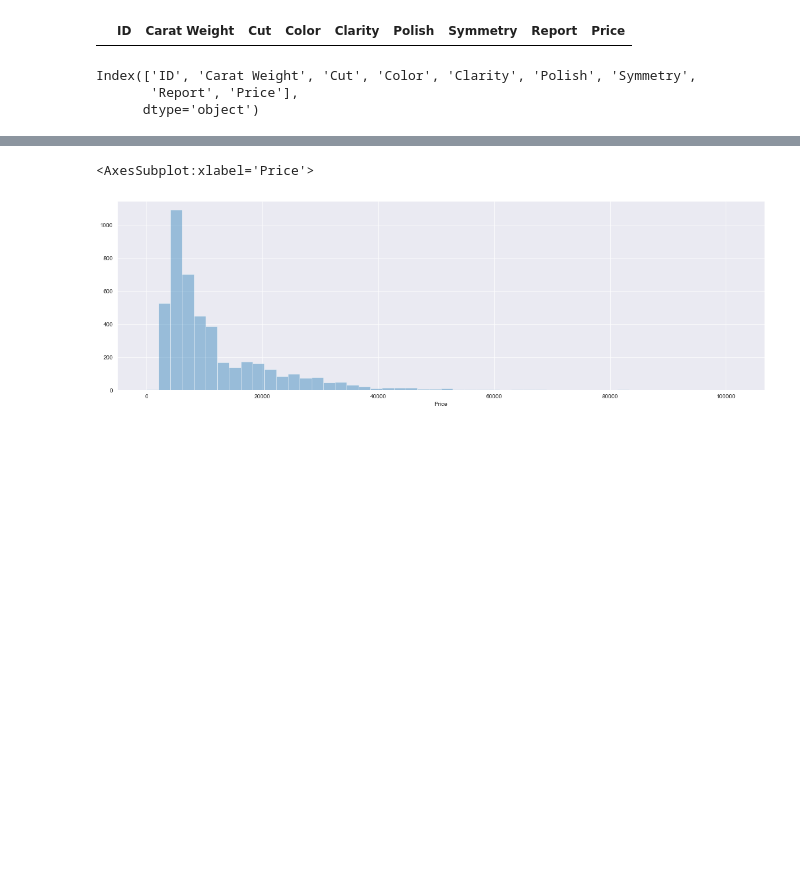
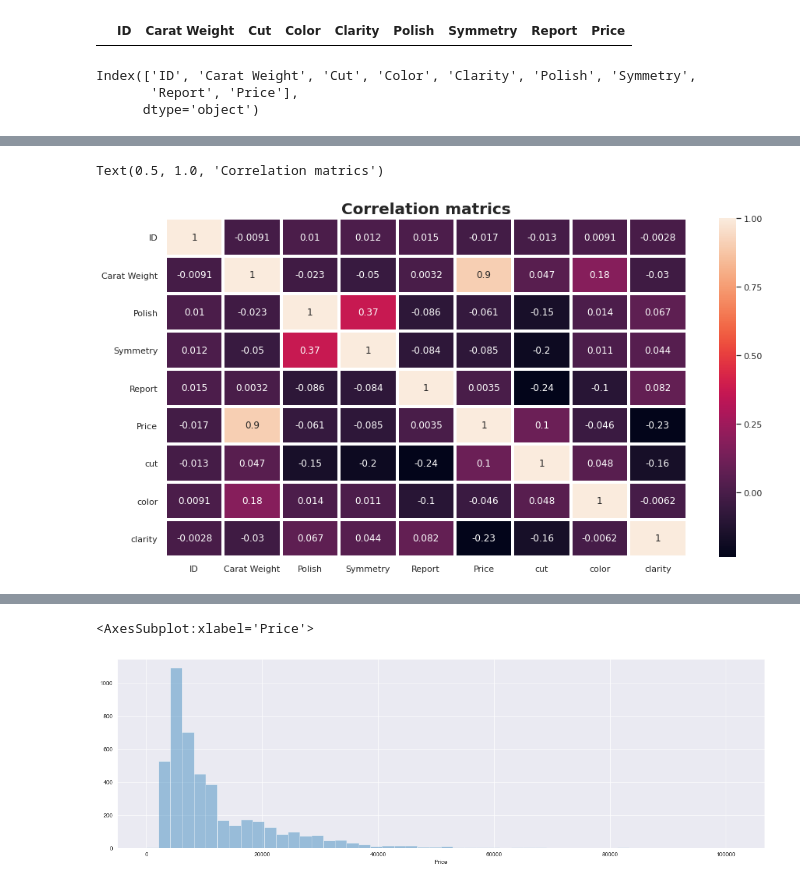
Before and after one commit to volgapavel/Predict_price_brilliants, a Jupyter notebook: Predict_brill.ipynb, the cells around one changed output, grey strips where cells are left out. Cells and saved outputs as stored; diff of their text form; code cells hidden in the pictures; blank space fills up the shorter version.

```diff
--- a/Predict_brill.ipynb
+++ b/Predict_brill.ipynb
@@ -276,0 +303,8 @@ sns.factorplot(x='Report', y='Price', data=data, kind='box' ,aspect=2.5 )
+# %%
+#Correlation with Price column
+fig=plt.figure(figsize=(15,8))
+sns.heatmap(df.corr(), linewidths=3, annot=True)
+plt.title("Correlation matrics", family='Sherif', size=20, weight='bold')
+# %% [output]
+Text(0.5, 1.0, 'Correlation matrics')
+[figure, added]
```
Also changed, not shown: parts of 41 cells of this notebook.
